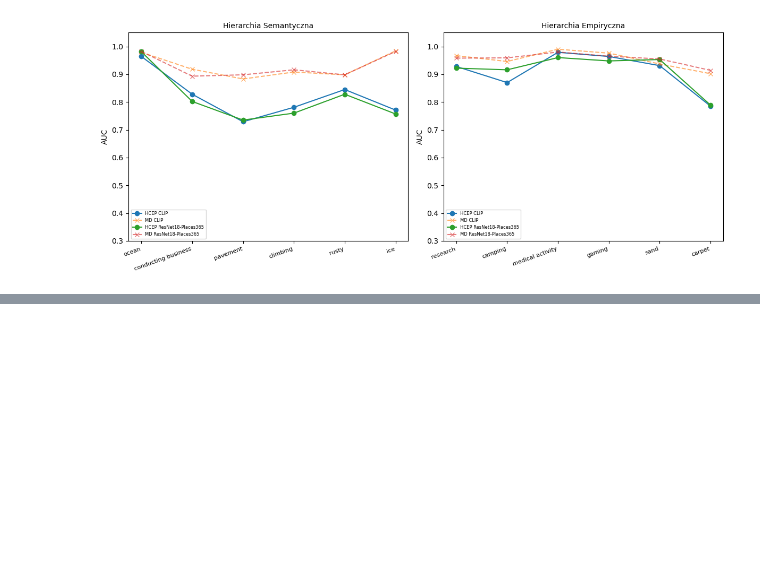
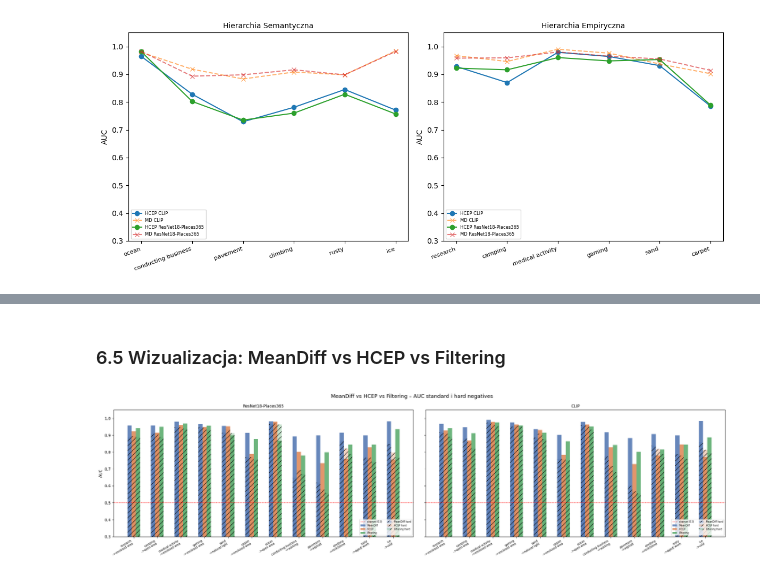
Before and after one commit to Wysocki-Piotr/Hierarchical-concepts-in-images, a Jupyter notebook: CAVs_HCEP.ipynb, the cells around one changed output, grey strips where cells are left out. Saved outputs shown, nothing was run; the diff lists cells and outputs as text; code cells hidden in the pictures; blank space fills up the shorter version.

Commit message:
HCEP changes

```diff
--- a/CAVs_HCEP.ipynb
+++ b/CAVs_HCEP.ipynb
@@ -310,8 +327,8 @@ def evaluate_cavs(pairs, df_train, df_test, X_train, X_test, model_label):
         idx_parent_pos_tr = df_train.index[df_train[parent] == 1.0].tolist()
         idx_parent_neg_tr = df_train.index[df_train[parent] == 0.0].tolist()
 
-        cav_parent = calculate_meandiff_cav(X_train, idx_parent_pos_tr, idx_parent_neg_tr)
-        cav_md     = calculate_meandiff_cav(X_train, idx_child_pos_tr, idx_child_neg_tr)
+        cav_parent = calculate_centroid_cav(X_train, idx_parent_pos_tr, idx_parent_neg_tr)
+        cav_md     = calculate_centroid_cav(X_train, idx_child_pos_tr, idx_child_neg_tr)
 
         try:
             cav_hcep = calculate_hcep_cav(
@@ -491,0 +740,14 @@ Semantyczna         0.928     0.815 -0.113
+# %%
+filt_eval_dfs = {}
+for model_label, (X_tr, X_te) in splits.items():
+    print(f"\n{'='*60}")
+    print(f"  Ewaluacja Filtering: {model_label}")
+    print(f"{'='*60}")
+    df_filt = evaluate_filtering(
+        all_pairs, df_train_meta, df_test_meta, X_tr, X_te, model_label
+    )
+    filt_eval_dfs[model_label] = df_filt
+    cols = ["Dziecko", "Rodzic",
+            "AUC_MeanDiff", "AUC_HCEP", "AUC_Filtering",
+            "Δ(Filt-MD)", "Δ(Filt-HCEP)"]
+    print(df_filt[cols].to_string(index=False))
@@ -491,0 +809,32 @@ Semantyczna         0.928     0.815 -0.113
+# %% [markdown]
+### 6.5 Wizualizacja: MeanDiff vs HCEP vs Filtering
+# %%
+fig, axes = plt.subplots(1, 2, figsize=(22, 6), sharey=True)
+
+for ax, (model_label, df_m) in zip(axes, filt_eval_dfs.items()):
+    pair_labels = [f"{r['Dziecko']}\n->{r['Rodzic']}" for _, r in df_m.iterrows()]
+    x = np.arange(len(pair_labels))
+    w = 0.18
+
+    ax.bar(x - w,   df_m["AUC_MeanDiff"],            w, label="MeanDiff",  color="#4C72B0", alpha=0.85)
+    ax.bar(x,       df_m["AUC_HCEP"],                w, label="HCEP",      color="#DD8452", alpha=0.85)
+    ax.bar(x + w,   df_m["AUC_Filtering"],            w, label="Filtering", color="#55A868", alpha=0.85)
+
+    # hard negatives (kreskowanie)
+    ax.bar(x - w,   df_m["AUC_MD_Hard"].fillna(0),   w, color="#4C72B0", alpha=0.35, hatch="//", label="MeanDiff hard")
+    ax.bar(x,       df_m["AUC_HCEP_Hard"].fillna(0), w, color="#DD8452", alpha=0.35, hatch="//", label="HCEP hard")
+    ax.bar(x + w,   df_m["AUC_Filt_Hard"].fillna(0), w, color="#55A868", alpha=0.35, hatch="//", label="Filtering hard")
+
+    ax.axhline(0.5, color="red", lw=0.8, ls="--", label="chance (0.5)")
+    ax.set_xticks(x)
+    ax.set_xticklabels(pair_labels, fontsize=7, rotation=30, ha="right")
+    ax.set_title(model_label, fontsize=10)
+    ax.set_ylim(0.3, 1.05)
+    ax.legend(fontsize=6, loc="lower right", ncol=2)
+
+axes[0].set_ylabel("AUC")
+fig.suptitle("MeanDiff vs HCEP vs Filtering – AUC standard i hard negatives", fontsize=13)
+plt.tight_layout()
+plt.show()
+# %% [output]
+[figure, added]
```
Also changed, not shown: parts of 17 cells of this notebook, 1 other file.
